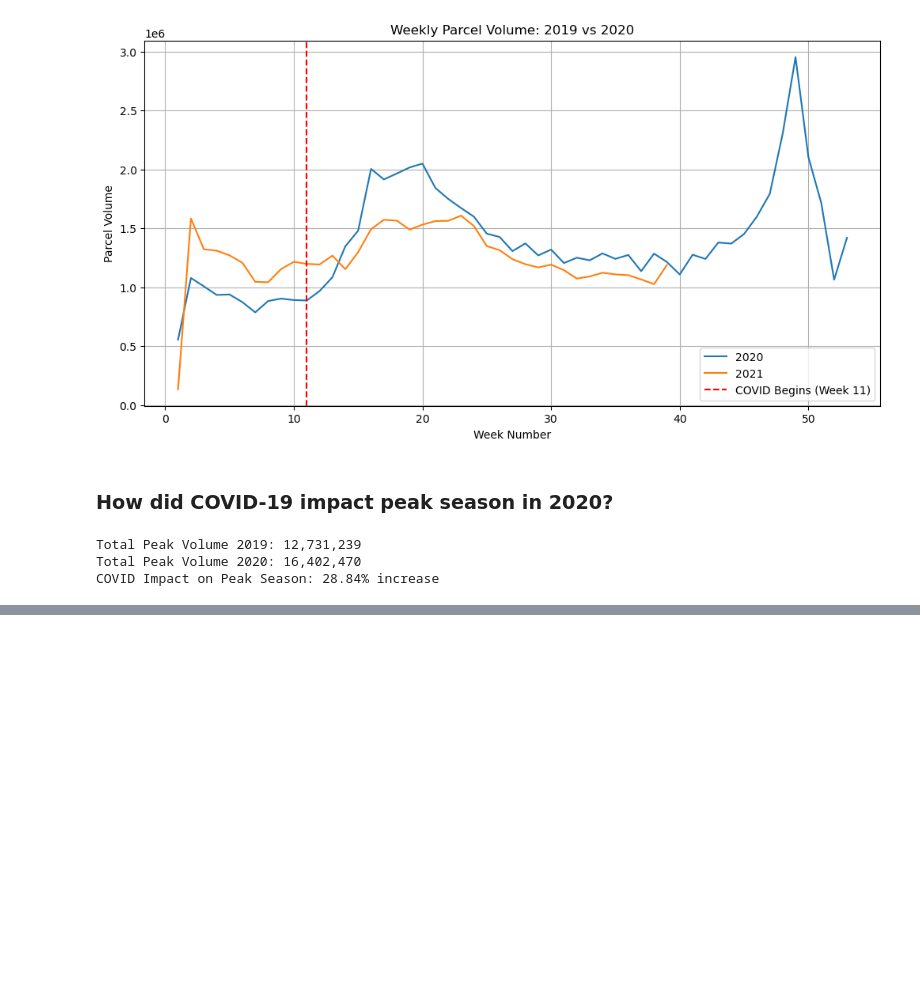
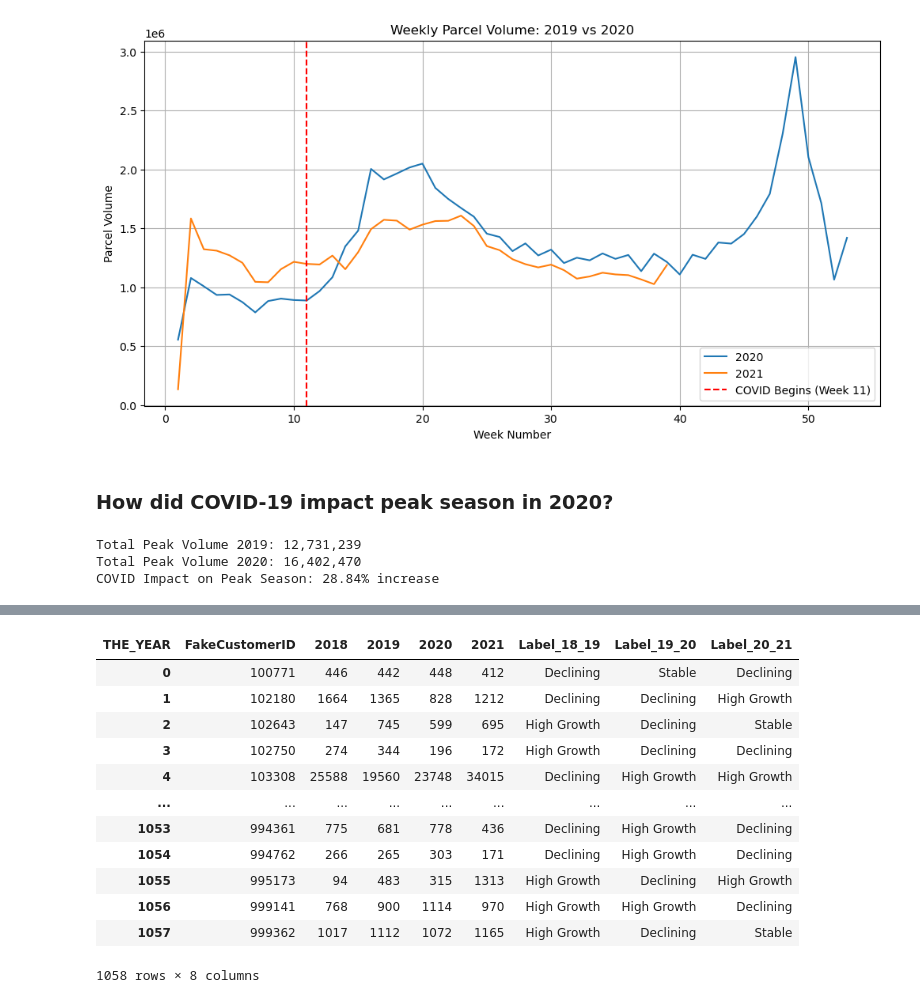
Before and after one commit to anhquanbui/finalprojectg7, a Jupyter notebook: main.ipynb, the cells around one changed output, grey strips where cells are left out. Drawn from its saved outputs; the diff is of its cells as text; code cells hidden in the pictures; blank space fills up the shorter version.

```diff
--- a/main.ipynb
+++ b/main.ipynb
@@ -292,0 +322,39 @@ COVID Impact on Peak Season: 28.84% increase
+# %%
+df_period = df[df['THE_WEEK'] <= 15]
+
+volume_by_customer_year = df_period.groupby(['FakeCustomerID', 'THE_YEAR'])['VOLUME'].sum().unstack(fill_value=0)
+
+def compute_isgr(v1, v2):
+    return (v2 - v1) / v1 if v1 > 0 else None
+
+isgr_1819 = compute_isgr(volume_by_customer_year[2018].sum(), volume_by_customer_year[2019].sum())
+isgr_1920 = compute_isgr(volume_by_customer_year[2019].sum(), volume_by_customer_year[2020].sum())
+isgr_2021 = compute_isgr(volume_by_customer_year[2020].sum(), volume_by_customer_year[2021].sum())
+
+def classify_growth(v_before, v_after, isgr):
+    if v_before == 0 and v_after > 0:
+        return "New"
+    elif v_before > 0 and v_after == 0:
+        return "Lost"
+    elif v_before == 0 and v_after == 0:
+        return "Inactive"
+    else:
+        growth = (v_after - v_before) / v_before
+        if growth > isgr:
+            return "High Growth"
+        elif growth >= 0:
+            return "Stable"
+        else:
+            return "Declining"
+
+volume_by_customer_year['Label_18_19'] = volume_by_customer_year.apply(
+    lambda row: classify_growth(row[2018], row[2019], isgr_1819), axis=1)
+
+volume_by_customer_year['Label_19_20'] = volume_by_customer_year.apply(
+    lambda row: classify_growth(row[2019], row[2020], isgr_1920), axis=1)
+
+volume_by_customer_year['Label_20_21'] = volume_by_customer_year.apply(
+    lambda row: classify_growth(row[2020], row[2021], isgr_2021), axis=1)
+
+volume_by_customer_year.reset_index(inplace=True)
+volume_by_customer_year[['FakeCustomerID', 'Label_18_19', 'Label_19_20', 'Label_20_21']].head()
@@ -292,0 +368,16 @@ COVID Impact on Peak Season: 28.84% increase
+# %%
+volume_by_customer_year
+# %% [output]
+| THE_YEAR | FakeCustomerID | 2018 | 2019 | 2020 | 2021 | Label_18_19 | Label_19_20 | Label_20_21 |
+| 0 | 100771 | 446 | 442 | 448 | 412 | Declining | Stable | Declining |
+| 1 | 102180 | 1664 | 1365 | 828 | 1212 | Declining | Declining | High Growth |
+| 2 | 102643 | 147 | 745 | 599 | 695 | High Growth | Declining | Stable |
+| 3 | 102750 | 274 | 344 | 196 | 172 | High Growth | Declining | Declining |
+| 4 | 103308 | 25588 | 19560 | 23748 | 34015 | Declining | High Growth | High Growth |
+| ... | ... | ... | ... | ... | ... | ... | ... | ... |
+| 1053 | 994361 | 775 | 681 | 778 | 436 | Declining | High Growth | Declining |
+| 1054 | 994762 | 266 | 265 | 303 | 171 | Declining | High Growth | Declining |
+| 1055 | 995173 | 94 | 483 | 315 | 1313 | High Growth | Declining | High Growth |
+| 1056 | 999141 | 768 | 900 | 1114 | 970 | High Growth | High Growth | Declining |
+| 1057 | 999362 | 1017 | 1112 | 1072 | 1165 | High Growth | Declining | Stable |
+1058 rows × 8 columns
```
Also changed, not shown: parts of 5 cells of this notebook.
